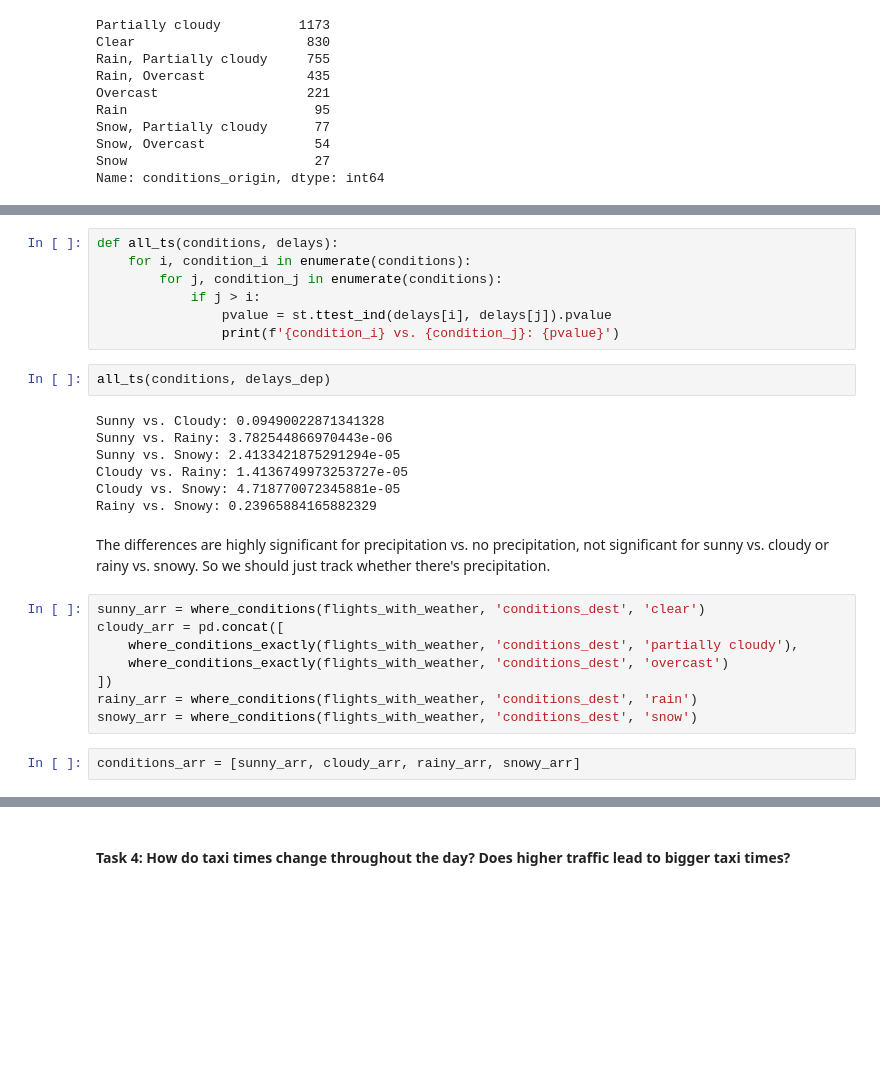
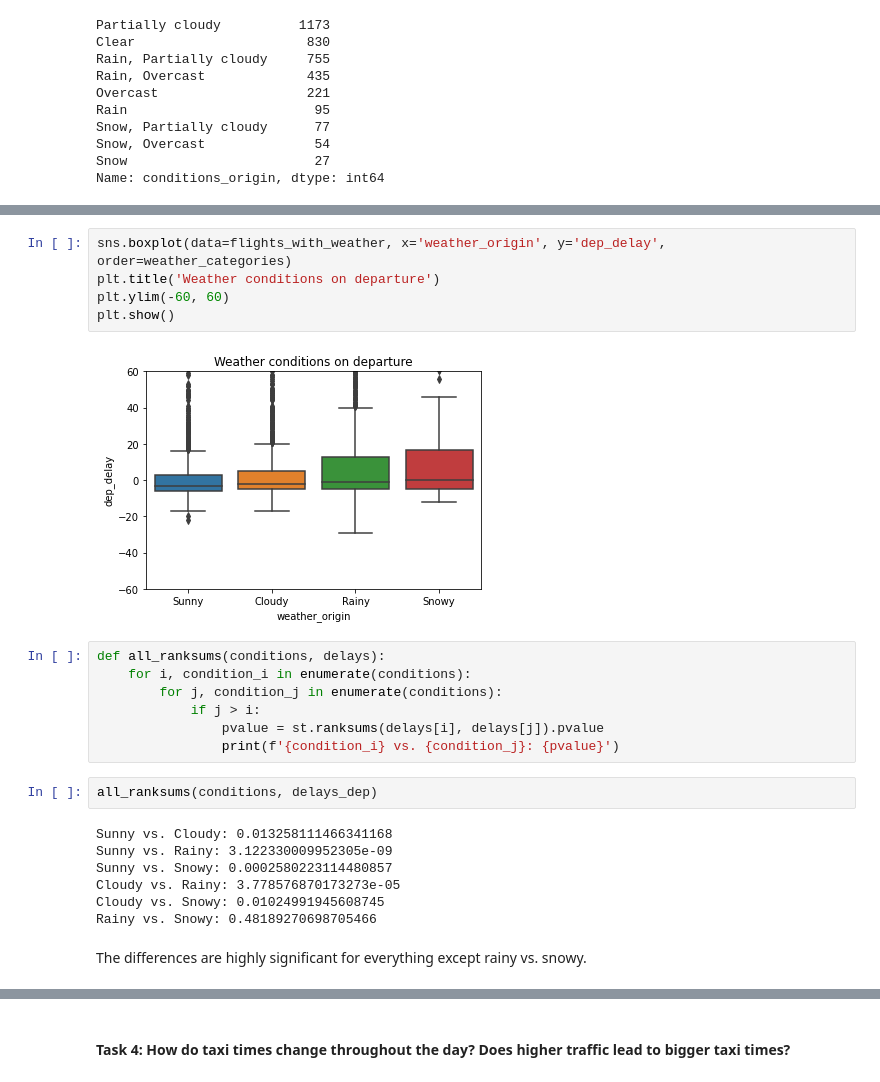
Before and after one commit to Noah2252/Lighthouse-Lab-Midterm-Project, a Jupyter notebook: gth/exploratory_analysis.ipynb, the cells around one changed output, grey strips where cells are left out. Cells and saved outputs as stored; diff of their text form; blank space fills up the shorter version.

```diff
--- a/gth/exploratory_analysis.ipynb
+++ b/gth/exploratory_analysis.ipynb
@@ -234,29 +228,26 @@ F_onewayResult(statistic=13.471001881895528, pvalue=9.694546839078932e-09)
+# %%
+sns.boxplot(data=flights_with_weather, x='weather_origin', y='dep_delay', order=weather_categories)
+plt.title('Weather conditions on departure')
+plt.ylim(-60, 60)
+plt.show()
+# %% [output]
+[figure, added]
 # %%
-def all_ts(conditions, delays):
+def all_ranksums(conditions, delays):
     for i, condition_i in enumerate(conditions):
         for j, condition_j in enumerate(conditions):
             if j > i:
-                pvalue = st.ttest_ind(delays[i], delays[j]).pvalue
+                pvalue = st.ranksums(delays[i], delays[j]).pvalue
                 print(f'{condition_i} vs. {condition_j}: {pvalue}')
 # %%
-all_ts(conditions, delays_dep)
+all_ranksums(conditions, delays_dep)
 # %% [output]
-Sunny vs. Cloudy: 0.09490022871341328
-Sunny vs. Rainy: 3.782544866970443e-06
-Sunny vs. Snowy: 2.4133421875291294e-05
-Cloudy vs. Rainy: 1.4136749973253727e-05
-Cloudy vs. Snowy: 4.718770072345881e-05
-Rainy vs. Snowy: 0.23965884165882329
+Sunny vs. Cloudy: 0.013258111466341168
+Sunny vs. Rainy: 3.122330009952305e-09
+Sunny vs. Snowy: 0.0002580223114480857
+Cloudy vs. Rainy: 3.778576870173273e-05
+Cloudy vs. Snowy: 0.01024991945608745
+Rainy vs. Snowy: 0.48189270698705466
 # %% [markdown]
-The differences are highly significant for precipitation vs. no precipitation, not significant for sunny vs. cloudy or rainy vs. snowy. So we should just track whether there's precipitation.
+The differences are highly significant for everything except rainy vs. snowy.
-# %%
-sunny_arr = where_conditions(flights_with_weather, 'conditions_dest', 'clear')
-cloudy_arr = pd.concat([
-    where_conditions_exactly(flights_with_weather, 'conditions_dest', 'partially cloudy'),
-    where_conditions_exactly(flights_with_weather, 'conditions_dest', 'overcast')
-])
-rainy_arr = where_conditions(flights_with_weather, 'conditions_dest', 'rain')
-snowy_arr = where_conditions(flights_with_weather, 'conditions_dest', 'snow')
-# %%
-conditions_arr = [sunny_arr, cloudy_arr, rainy_arr, snowy_arr]
 # %%
```
Also changed, not shown: parts of 19 cells of this notebook.
